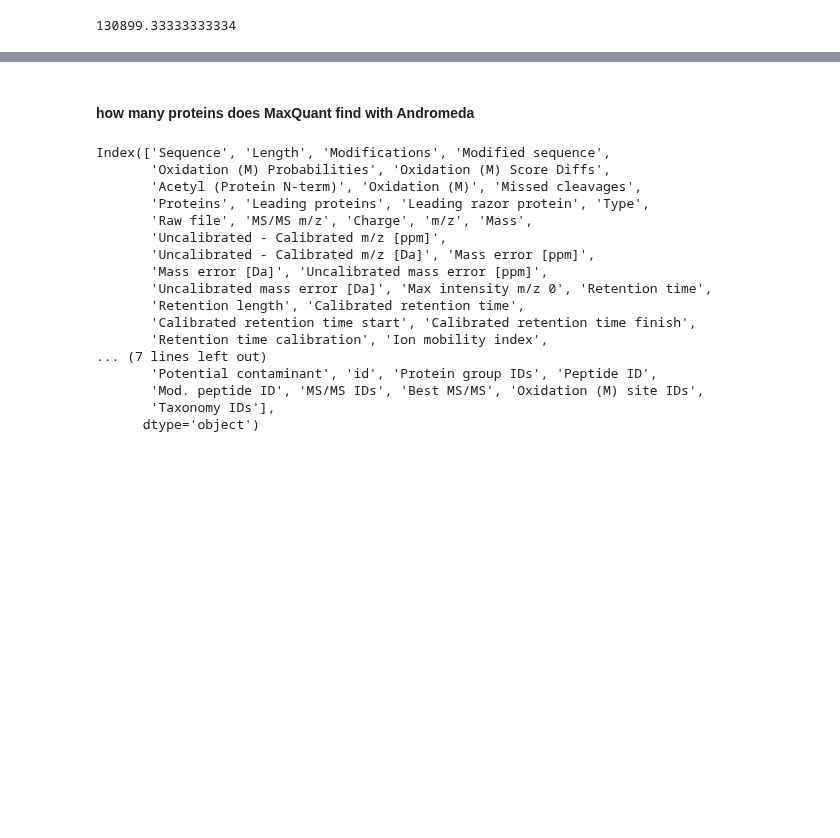
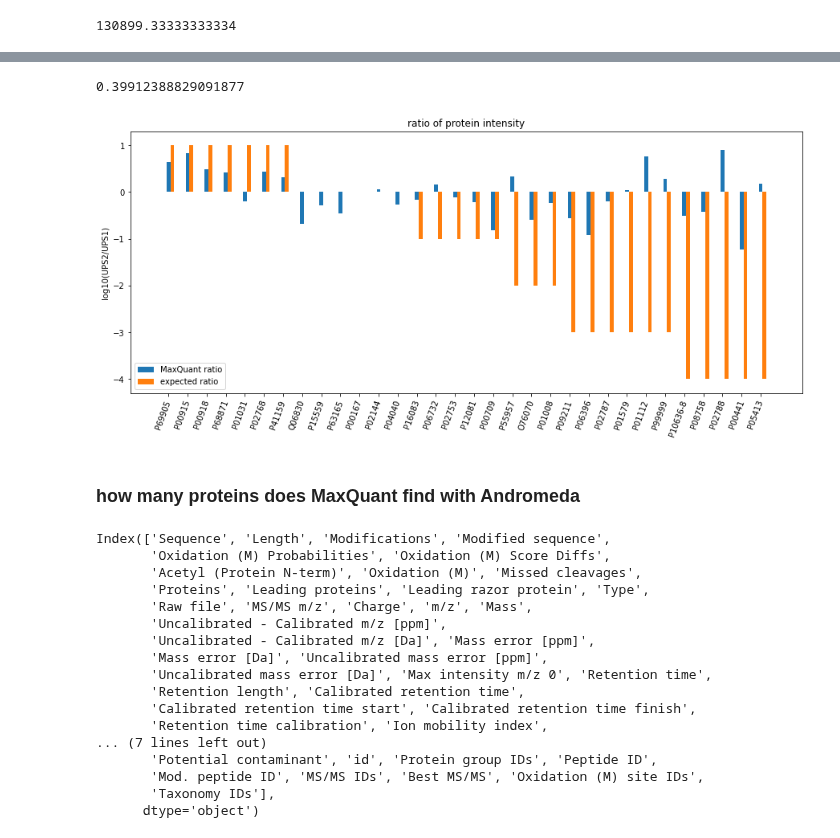
Before and after one commit to WEHI-Proteomics/tfde, a Jupyter notebook: notebooks/paper 2 - UPS2 identifications with MaxQuant.ipynb, the cells around one changed output, grey strips where cells are left out. Cells and saved outputs as stored; diff of their text form; code cells hidden in the pictures; blank space fills up the shorter version.

```diff
--- a/notebooks/paper 2 - UPS2 identifications with MaxQuant.ipynb
+++ b/notebooks/paper 2 - UPS2 identifications with MaxQuant.ipynb
@@ -341,0 +306,9 @@ plt.show()
+# %%
+ratios_df = pd.merge(mq_top3_df[['protein','average_intensity']], mq_UPS1_top3_df[['protein','average_intensity']], how='inner', left_on=['protein'], right_on=['protein'], suffixes=['_UPS2','_UPS1'])
+# %%
+ratios_df['ratio'] = ratios_df.average_intensity_UPS2 / ratios_df.average_intensity_UPS1
+# %%
+ratios_df['expected_ratio'] = ratios_df.apply(lambda row: (ups2_d[row.protein.split('ups')[0]] / 1000) / 5.0, axis=1)
+ratios_df['protein_code'] = ratios_df.apply(lambda row: row.protein.split('ups')[0], axis=1)
+# %%
+ratios_df.sort_values(by=['expected_ratio'], ascending=False, inplace=True)
@@ -341,0 +322,4 @@ plt.show()
+# %%
+ratios_df['ratio'].corr(ratios_df['expected_ratio'])
+# %% [output]
+0.39912388829091877
@@ -342,5 +328,42 @@ plt.show()
+# %%
+labels = ratios_df.protein_code
+mq_ratio = np.log10(ratios_df.ratio)
+expected_ratio = np.log10(ratios_df.expected_ratio)
+
+x = np.arange(len(labels))  # the label locations
+width = 0.2  # the width of the bars
+
+f, ax = plt.subplots()
+f.set_figheight(6)
+f.set_figwidth(15)
+
+plt.margins(0.06)
+plt.title('')
+
+rects1 = ax.bar(x, mq_ratio, width, label='MaxQuant ratio')
+rects2 = ax.bar(x + width, expected_ratio, width, label='expected ratio')
+
+# add text for labels, title and custom x-axis tick labels, etc.
+ax.set_ylabel('log10(UPS2/UPS1)')
+ax.set_title('ratio of protein intensity')
+ax.set_xticks(x)
+ax.set_xticklabels(labels, rotation=70, ha='right')
+ax.legend()
+
+# create offset transform (x=5pt)
+from matplotlib.transforms import ScaledTranslation
+dx, dy = 5, 0
+offset = ScaledTranslation(dx/f.dpi, dy/f.dpi, scale_trans=f.dpi_scale_trans)
+
+# apply offset transform to all xticklabels
+for label in ax.xaxis.get_majorticklabels():
+    label.set_transform(label.get_transform() + offset)
+
+plt.show()
+# %% [output]
+[figure, added]
 # %% [markdown]
-#### how many proteins does MaxQuant find with Andromeda
+### how many proteins does MaxQuant find with Andromeda
 # %%
 MQ_ANALYSIS_DIR = '{}/MQ-analysis-of-P3830/combined/txt'.format(expanduser('~'))
 # %%
```
Also changed, not shown: parts of 41 cells of this notebook, 1 other file.
